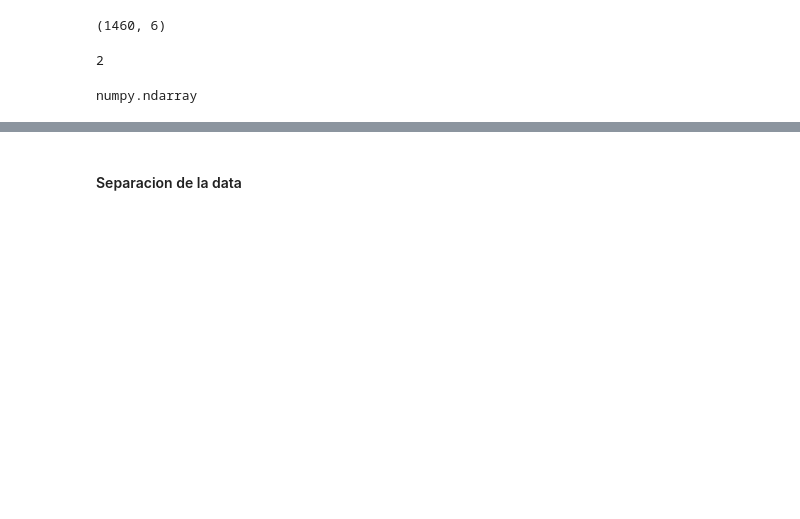
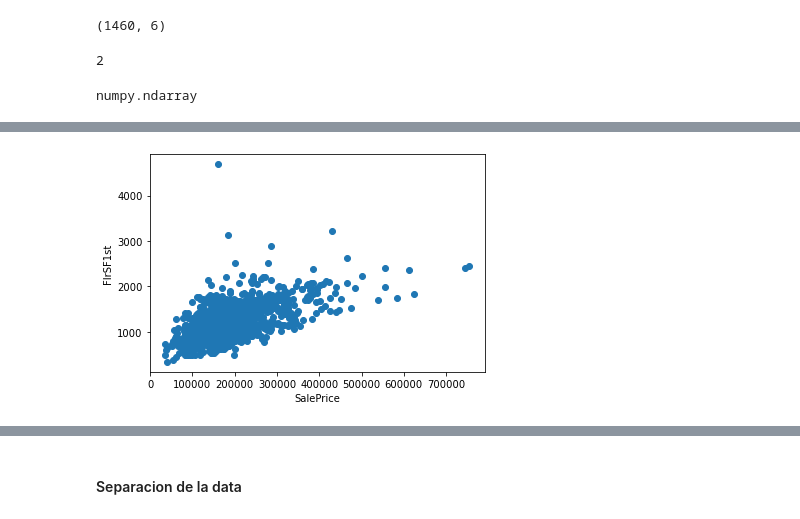
Before and after one commit to ms0827/Proyecto_Final, a Jupyter notebook: Proyecto_final.ipynb, the cells around one changed output, grey strips where cells are left out. Saved outputs shown, nothing was run; the diff lists cells and outputs as text; code cells hidden in the pictures; blank space fills up the shorter version.

```diff
--- a/Proyecto_final.ipynb
+++ b/Proyecto_final.ipynb
@@ -111,0 +137,7 @@ data.head()
+# %%
+plt.scatter(data_proy['SalePrice'], data_proy['FlrSF1st'])
+plt.xlabel('SalePrice')
+plt.ylabel('FlrSF1st')
+plt.show()
+# %% [output]
+[figure, added]
```
Also changed, not shown: parts of 127 cells of this notebook.
